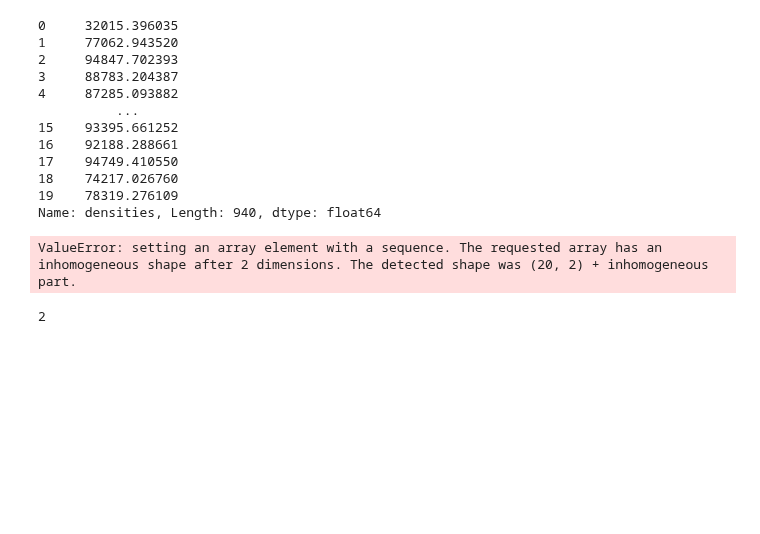
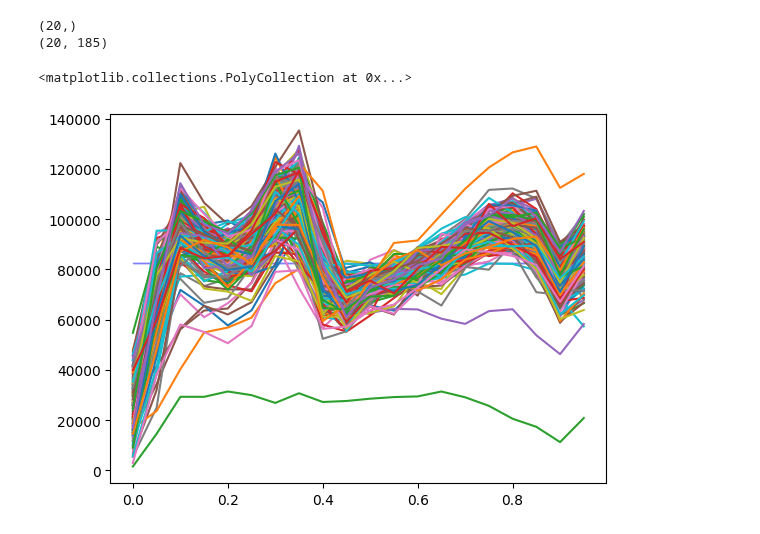
Before and after one commit to jacquemi-bbp/rat_sscx_nissl_analysis, a Jupyter notebook: Notebooks/cells densitiy.ipynb, the cells around one changed output. Drawn from its saved outputs; the diff is of its cells as text; code cells hidden in the pictures; blank space fills up the shorter version.

```diff
--- a/Notebooks/cells densitiy.ipynb
+++ b/Notebooks/cells densitiy.ipynb
@@ -249,23 +71,0 @@ array([0.  , 0.05, 0.1 , 0.15, 0.2 , 0.25, 0.3 , 0.35, 0.4 , 0.45, 0.5 ,
-# %%
-df.densities
-# %% [output]
-0     32015.396035
-1     77062.943520
-2     94847.702393
-3     88783.204387
-4     87285.093882
-          ...
-15    93395.661252
-16    92188.288661
-17    94749.410550
-18    74217.026760
-19    78319.276109
-Name: densities, Length: 940, dtype: float64
-# %%
-np.array(df.groupby('depth_percentage').densities)
-# %% [output]
-ValueError: setting an array element with a sequence. The requested array has an inhomogeneous shape after 2 dimensions. The detected shape was (20, 2) + inhomogeneous part.
-# %%
-len(list(df.groupby('depth_percentage').densities)[0])
-# %% [output]
-2
@@ -271,0 +101,17 @@ len(list(df.groupby('depth_percentage').densities)[0])
+# %%
+percentage = np.unique(df.depth_percentage)
+print(percentage.shape)
+densities = np.array(list(df.groupby('depth_percentage')['densities'].apply(list).values))
+print(densities.shape)
+# %% [output]
+(20,)
+(20, 185)
+# %%
+ci = 0.1 * np.std(densities) / np.mean(densities)
+_= plt.plot(percentage, densities)
+
+
+plt.fill_between(percentage, (densities.mean()-ci), (densities.mean()+ci), color='blue', alpha=0.5)
+# %% [output]
+<matplotlib.collections.PolyCollection at 0x...>
+[figure, added]
```
Also changed, not shown: parts of 25 cells of this notebook, 4 other files.
